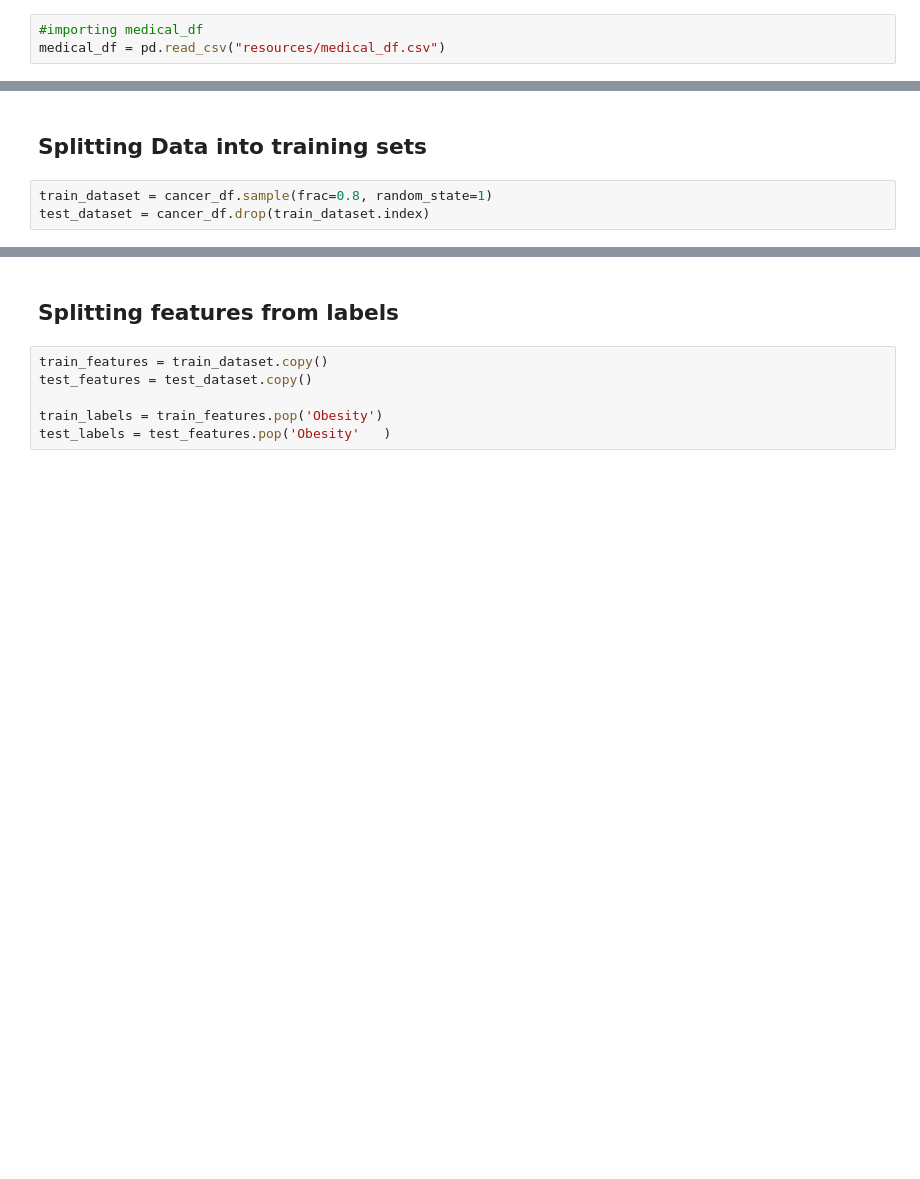
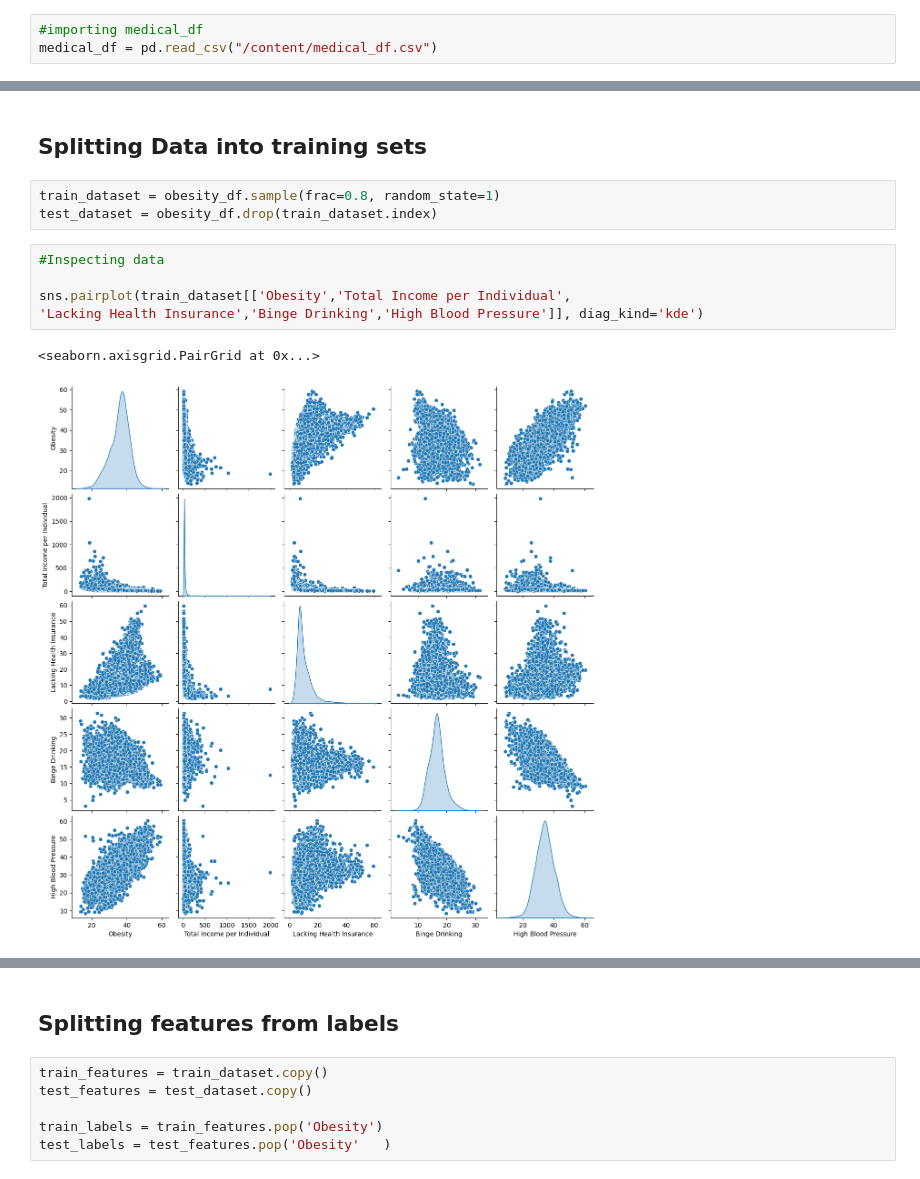
Before and after one commit to chris-yujin/UCB-Capstone-Project, a Jupyter notebook: linear_regression_models/obesity_linear_regression.ipynb, the cells around one changed output, grey strips where cells are left out. Drawn from its saved outputs; the diff is of its cells as text; blank space fills up the shorter version.

```diff
--- a/linear_regression_models/obesity_linear_regression.ipynb
+++ b/linear_regression_models/obesity_linear_regression.ipynb
@@ -7,6 +11,6 @@ import tensorflow as tf
 # %%
 #importing medical_df
-medical_df = pd.read_csv("resources/medical_df.csv")
+medical_df = pd.read_csv("/content/medical_df.csv")
 # %%
 obesity_df = medical_df[['Obesity','Total Income per Individual',
 'Lacking Health Insurance','Binge Drinking','High Blood Pressure',
@@ -18,7 +36,15 @@ obesity_df
 # %% [markdown]
 ## Splitting Data into training sets
 # %%
-train_dataset = cancer_df.sample(frac=0.8, random_state=1)
-test_dataset = cancer_df.drop(train_dataset.index)
+train_dataset = obesity_df.sample(frac=0.8, random_state=1)
+test_dataset = obesity_df.drop(train_dataset.index)
+# %%
+#Inspecting data
+
+sns.pairplot(train_dataset[['Obesity','Total Income per Individual',
+'Lacking Health Insurance','Binge Drinking','High Blood Pressure']], diag_kind='kde')
+# %% [output]
+<seaborn.axisgrid.PairGrid at 0x...>
+[figure, added]
 # %%
 train_dataset.describe().transpose()
```
Also changed, not shown: parts of 19 cells of this notebook, 3 other files.
